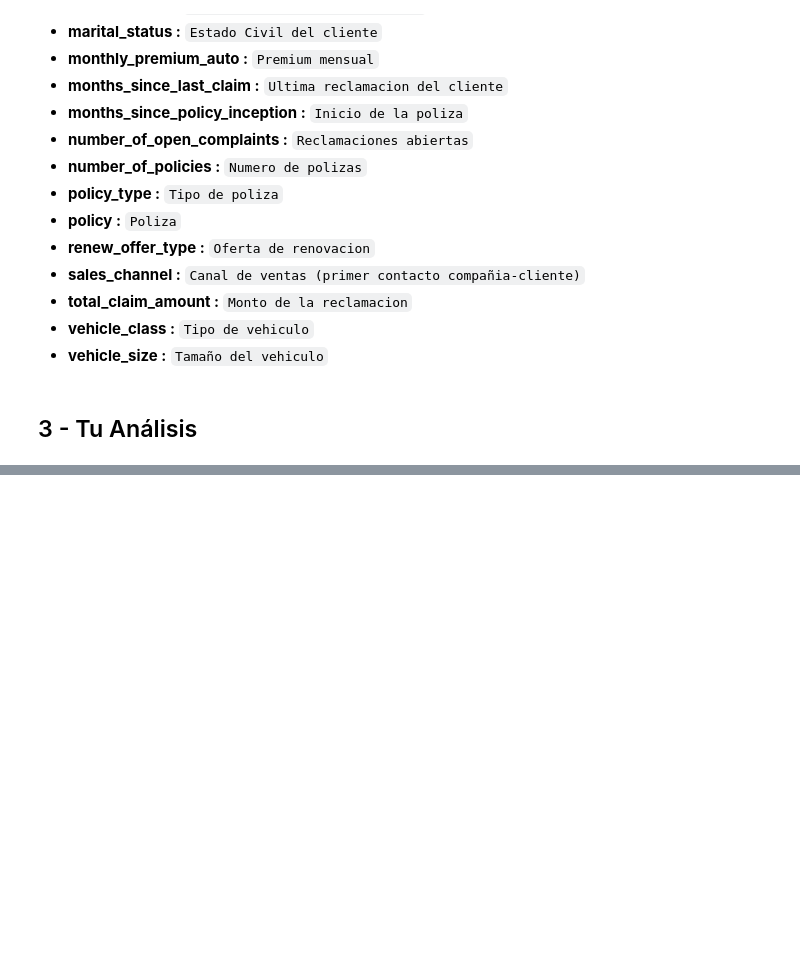
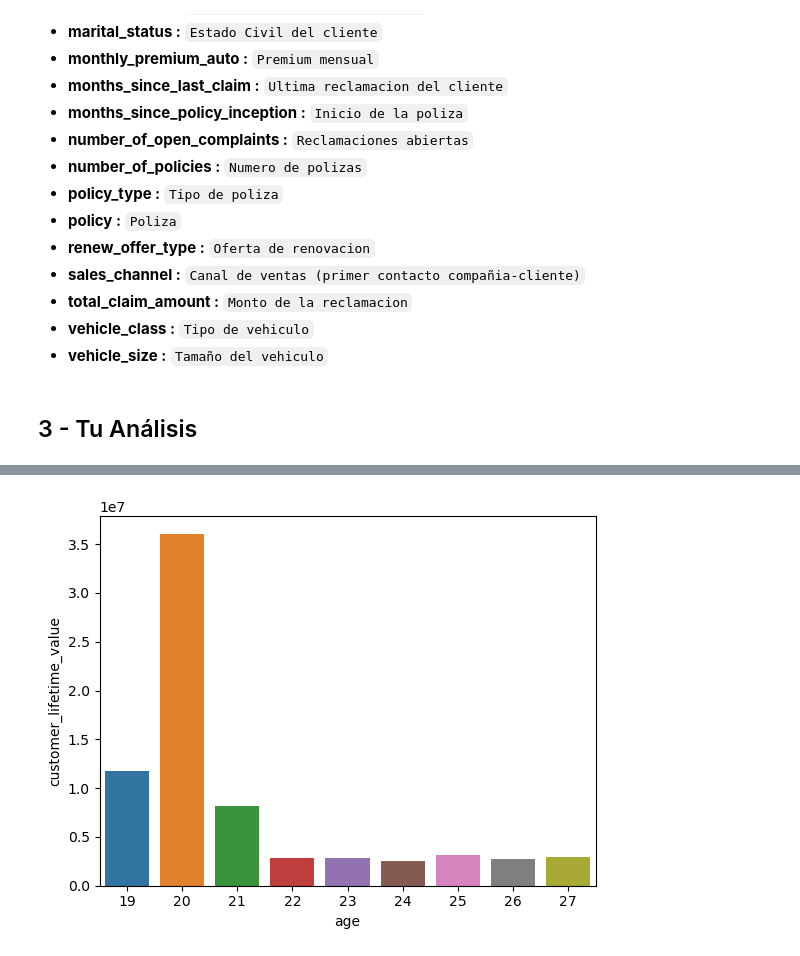
Before and after one commit to GammaTechData/Challenge-4_Real_business_case, a Jupyter notebook: main.ipynb, the cells around one changed output, grey strips where cells are left out. Saved outputs shown, nothing was run; the diff lists cells and outputs as text; code cells hidden in the pictures; blank space fills up the shorter version.

```diff
--- a/main.ipynb
+++ b/main.ipynb
@@ -68,0 +144,6 @@ data.head()
+# %%
+#4 ¿Cuál es el valor de vida del cliente por mes de adquisición?
+
+data['month'] = data['effective_to_date'].apply(lambda x: x.split('/')[0])
+
+data.groupby('month')['customer_lifetime_value'].sum().sort_values(ascending=False)
@@ -68,0 +155,6 @@ data.head()
+# %%
+#verificar los datos del año, por si tiene sentido
+
+data['year'] = data['effective_to_date'].apply(lambda x: x.split('/')[-1])
+
+data.groupby('year')['customer_lifetime_value'].sum().sort_values(ascending=False)
@@ -68,0 +181,5 @@ data.head()
+# %%
+sns.barplot(data=data.groupby(['age'])['customer_lifetime_value'].sum().reset_index(), x="age", y="customer_lifetime_value")
+plt.show()
+# %% [output]
+[figure, added]
```
Also changed, not shown: parts of 11 cells of this notebook.
